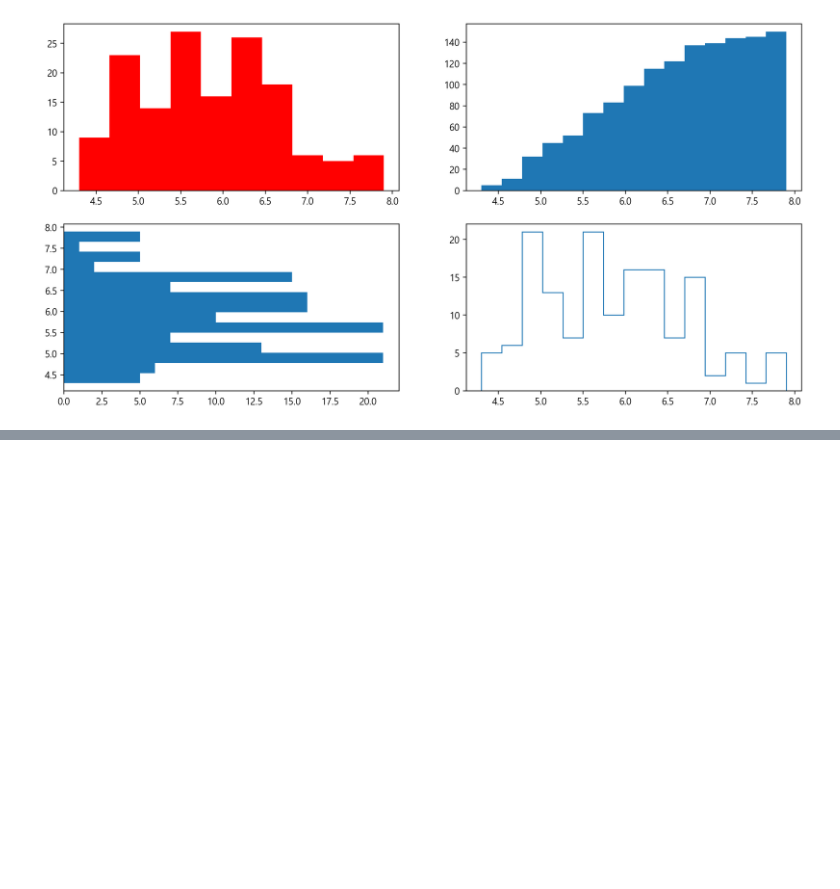
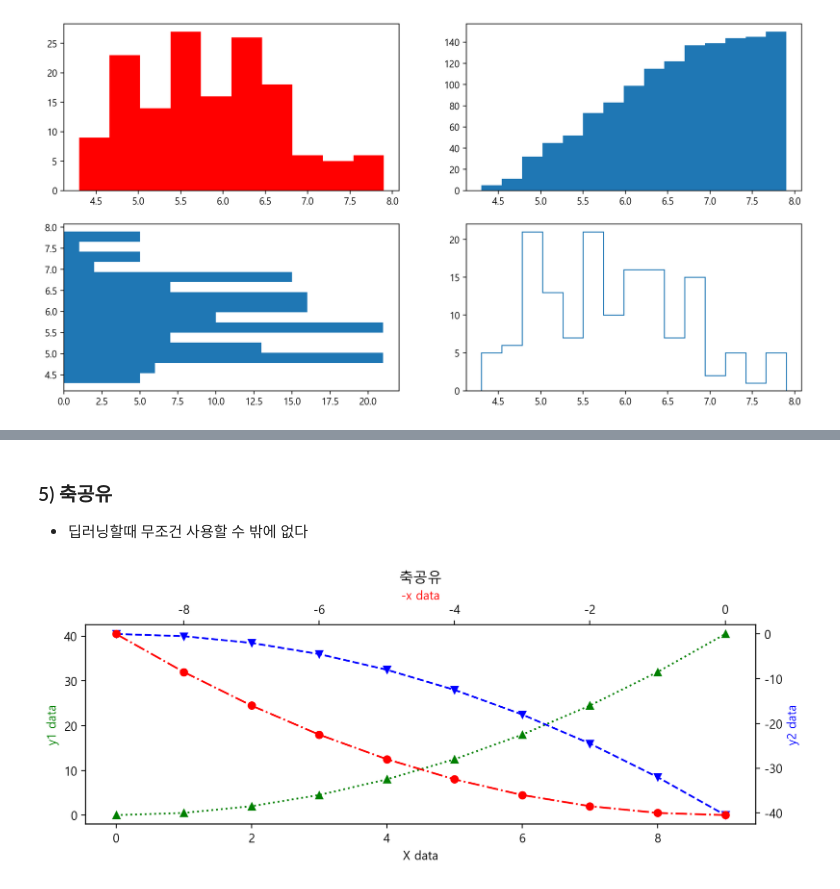
Before and after one commit to jsa3338/AI-X, a Jupyter notebook: source/01_python/ch12_데이터시각화_matplotlib.ipynb, the cells around one changed output, grey strips where cells are left out. Cells and saved outputs as stored; diff of their text form; code cells hidden in the pictures; blank space fills up the shorter version.

```diff
--- a/source/01_python/ch12_데이터시각화_matplotlib.ipynb
+++ b/source/01_python/ch12_데이터시각화_matplotlib.ipynb
@@ -234,0 +297,23 @@ plt.show()
+# %% [markdown]
+### 5) 축공유
+- 딥러닝할때 무조건 사용할 수 밖에 없다
+# %%
+x = np.arange(0,10)
+y1 = 0.5 * x**2
+y2 = -1 * y1
+
+fig, ax1 = plt.subplots(figsize=(10,3))
+ax1.plot(x, y1, 'g^:')
+ax1.set(title='축공유', xlabel='X data')
+ax1.set_ylabel('y1 data', color='g')
+
+ax2 = ax1.twinx() # ax1과 x축을 공유하는 ax2
+ax2.plot(x, y2, 'bv--')
+ax2.set_ylabel('y2 data', color='b')
+
+ax3 = ax1.twiny() # # ax1과 y축을 공유하는 ax3
+ax3.plot(-x, y1, 'ro-.')
+ax3.set_xlabel('-x data', color='r')
+plt.show()
+# %% [output]
+[figure, added]
```
Also changed, not shown: parts of 12 cells of this notebook, 11 other files.
